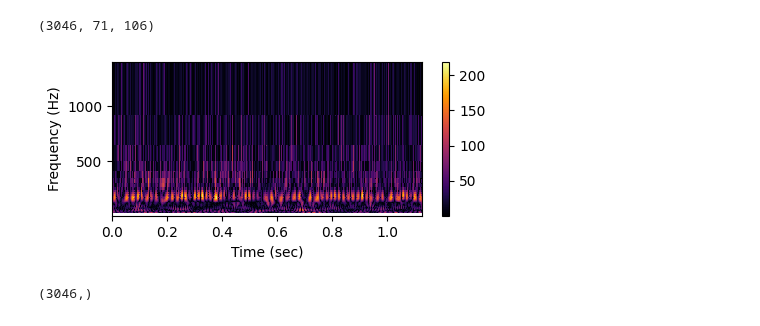
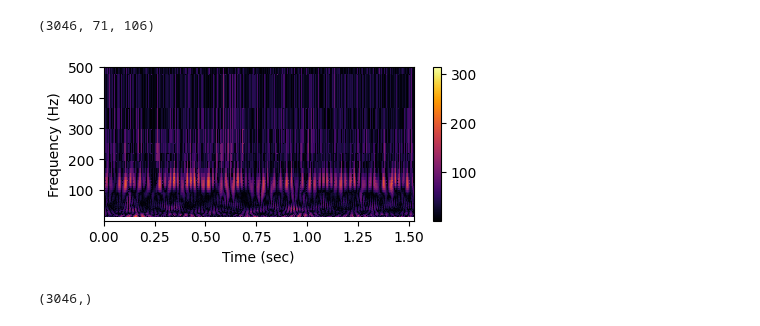
Before and after one commit to CaffineAddic/Wavelet_transforms_in_schlieren_flame_images, a Jupyter notebook: IIST_data/1/harr_transform_1.ipynb, the cells around one changed output. Drawn from its saved outputs; the diff is of its cells as text; code cells hidden in the pictures.

```diff
--- a/IIST_data/1/harr_transform_1.ipynb
+++ b/IIST_data/1/harr_transform_1.ipynb
@@ -87,8 +87,8 @@ fft_sig_mean.shape
 (3046, 71, 106)
 # %%
 n = fft_sig_mean.shape[0]  # Number of data points
-sampling_rate = 2.7 * 1000 # Adjust this if your data is sampled differently
-frequencies = np.fft.fftfreq(n, d=1/sampling_rate)
+sampling_rate = 2 * 1000 # Adjust this if your data is sampled differently
+frequencies = np.fft. fftfreq(n, d=1/sampling_rate)
 # %%
 plt.plot(mean[: ,21,20])
 # plt.xlim([0,1000])
@@ -323,36 +323,36 @@ sig = np.array(mean_adj[:, 55, 104])
 # %%
 import pywt
 
 
 
 fs = sampling_rate
 sampling_period = 1/fs
 t = np.linspace(0, mean_adj.shape[0], mean_adj.shape[0])
 t = t/fs
 
 wavelet = 'morl'
-scale = np.arange(1, 100)
+scale = np.arange(1, 200)
 
 
 f = pywt.scale2frequency(wavelet, scale)/sampling_period
 
 coef, freqs = pywt.cwt(sig, scale, wavelet=wavelet,
                        sampling_period=sampling_period)
 
 
 
 # Show w.r.t. time and frequency
 plt.figure(figsize=(5, 2))
 neg = plt.pcolor(t, freqs, abs(coef), cmap='inferno')
 plt.colorbar(neg)
 # Set yscale, ylim and labels
 # plt.yscale('log')
-plt.ylim([1, 1400])
+plt.ylim([1, 500])
 plt.ylabel('Frequency (Hz)')
 plt.xlabel('Time (sec)')
 plt.savefig('egg_german.png', dpi=150)
 # %% [output]
-[figure, old version]
+[figure, new version]
 # %%
 t.shape
 # %% [output]
```
Also changed, not shown: parts of 9 cells of this notebook, 4 other files.
